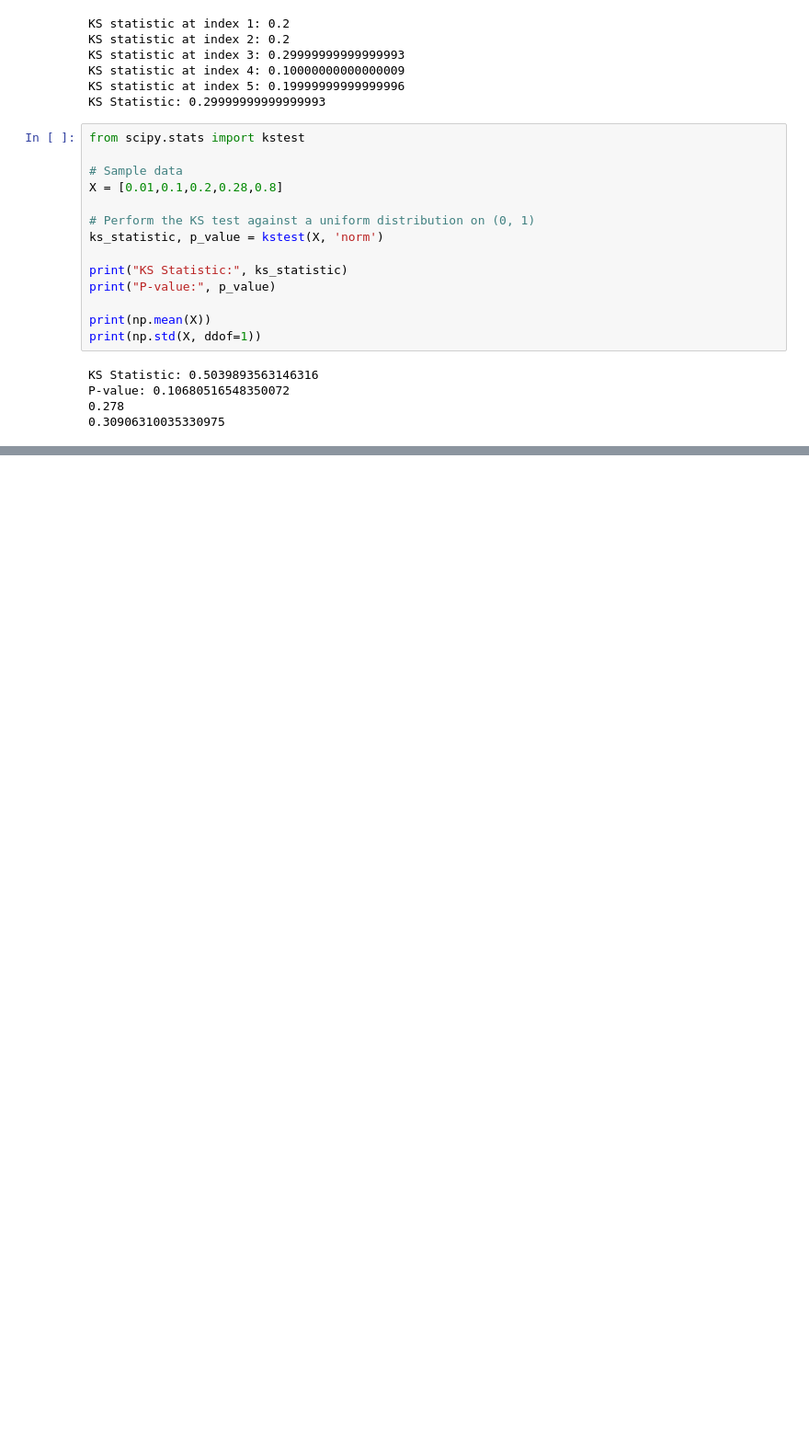
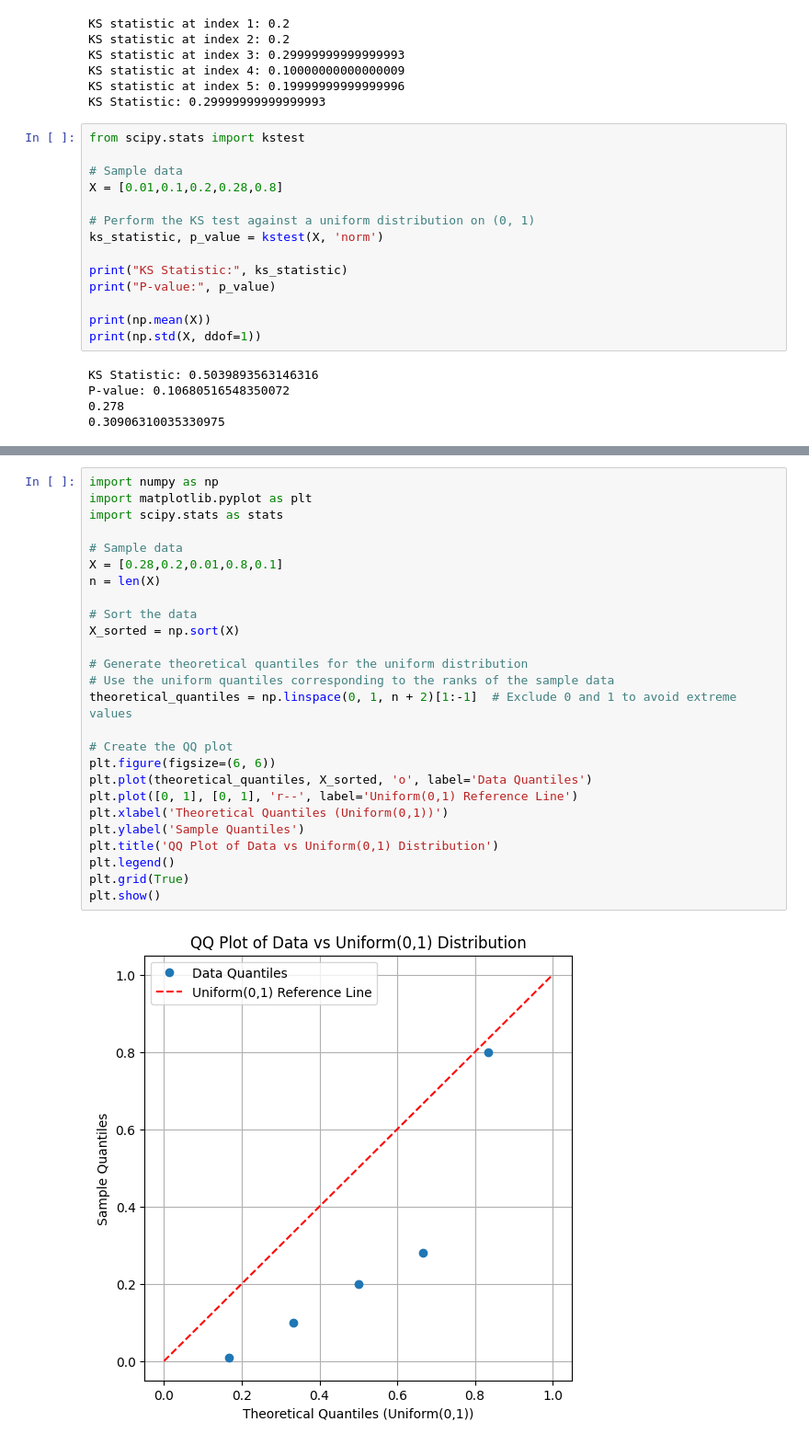
Before and after one commit to mariakesa/NeuroGarage, a Jupyter notebook: manifolds/chatgpt_first_pass.ipynb, the cells around one changed output, grey strips where cells are left out. Shown at 92% size. Drawn from its saved outputs; the diff is of its cells as text; blank space fills up the shorter version.

```diff
--- a/manifolds/chatgpt_first_pass.ipynb
+++ b/manifolds/chatgpt_first_pass.ipynb
@@ -243,0 +283,28 @@ P-value: 0.10680516548350072
+# %%
+import numpy as np
+import matplotlib.pyplot as plt
+import scipy.stats as stats
+
+# Sample data
+X = [0.28,0.2,0.01,0.8,0.1]
+n = len(X)
+
+# Sort the data
+X_sorted = np.sort(X)
+
+# Generate theoretical quantiles for the uniform distribution
+# Use the uniform quantiles corresponding to the ranks of the sample data
+theoretical_quantiles = np.linspace(0, 1, n + 2)[1:-1]  # Exclude 0 and 1 to avoid extreme values
+
+# Create the QQ plot
+plt.figure(figsize=(6, 6))
+plt.plot(theoretical_quantiles, X_sorted, 'o', label='Data Quantiles')
+plt.plot([0, 1], [0, 1], 'r--', label='Uniform(0,1) Reference Line')
+plt.xlabel('Theoretical Quantiles (Uniform(0,1))')
+plt.ylabel('Sample Quantiles')
+plt.title('QQ Plot of Data vs Uniform(0,1) Distribution')
+plt.legend()
+plt.grid(True)
+plt.show()
+# %% [output]
+[figure, added]
```
Also changed, not shown: parts of 2 cells of this notebook, 10 other files.
